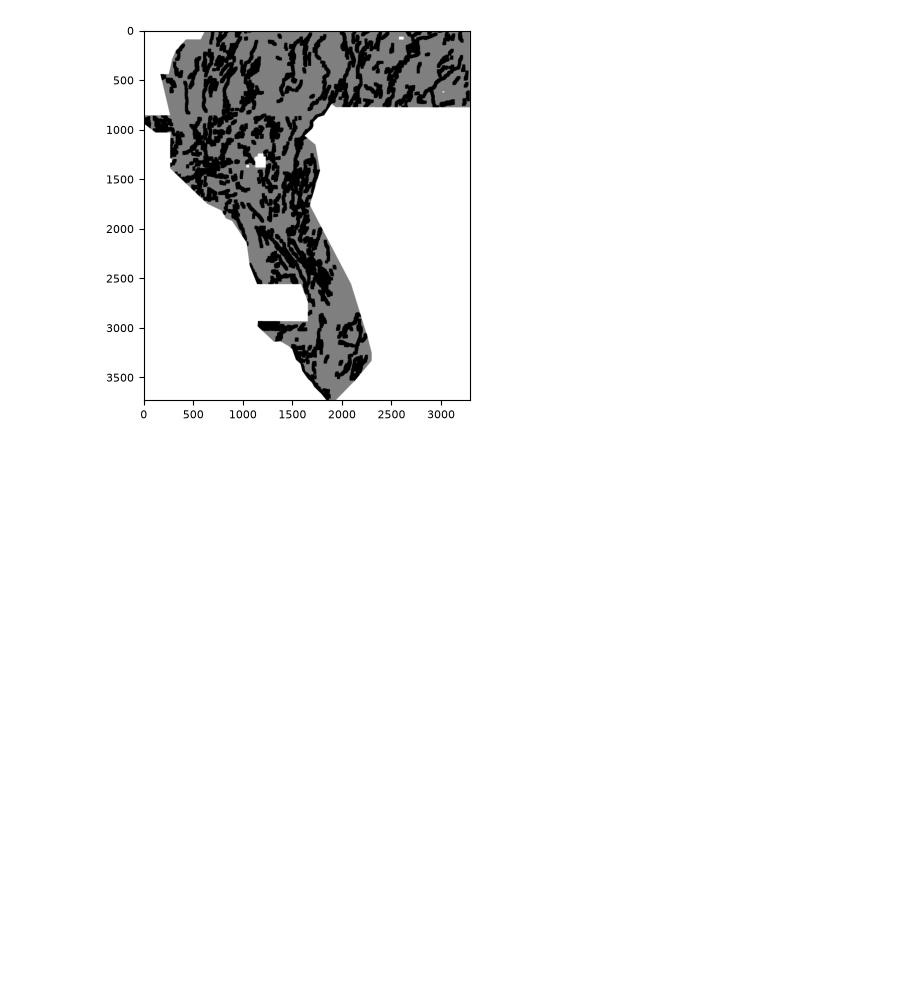
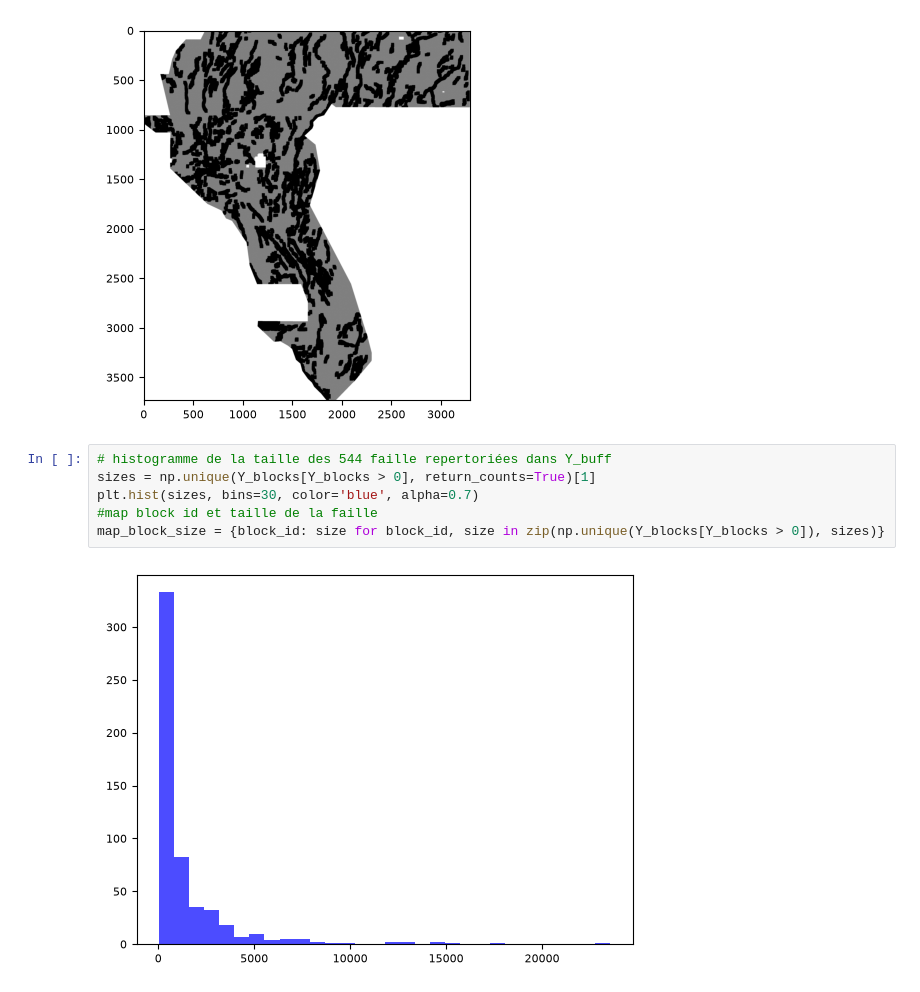
Before and after one commit to NicolasANNE/Faults-detection-IODAA, a Jupyter notebook: notebook/split.ipynb, the cells around one changed output. Drawn from its saved outputs; the diff is of its cells as text; blank space fills up the shorter version.

```diff
--- a/notebook/split.ipynb
+++ b/notebook/split.ipynb
@@ -388,3 +406,11 @@ plt.imshow(all_results[30], cmap=ListedColormap(["gray", "black"]), vmin=0, vmax
 # %% [output]
 <matplotlib.image.AxesImage at 0x...>
 [figure]
+# %%
+# histogramme de la taille des 544 faille repertoriées dans Y_buff
+sizes = np.unique(Y_blocks[Y_blocks > 0], return_counts=True)[1]
+plt.hist(sizes, bins=30, color='blue', alpha=0.7)
+#map block id et taille de la faille
+map_block_size = {block_id: size for block_id, size in zip(np.unique(Y_blocks[Y_blocks > 0]), sizes)}
+# %% [output]
+[figure, added]
```
Also changed, not shown: parts of 13 cells of this notebook.
